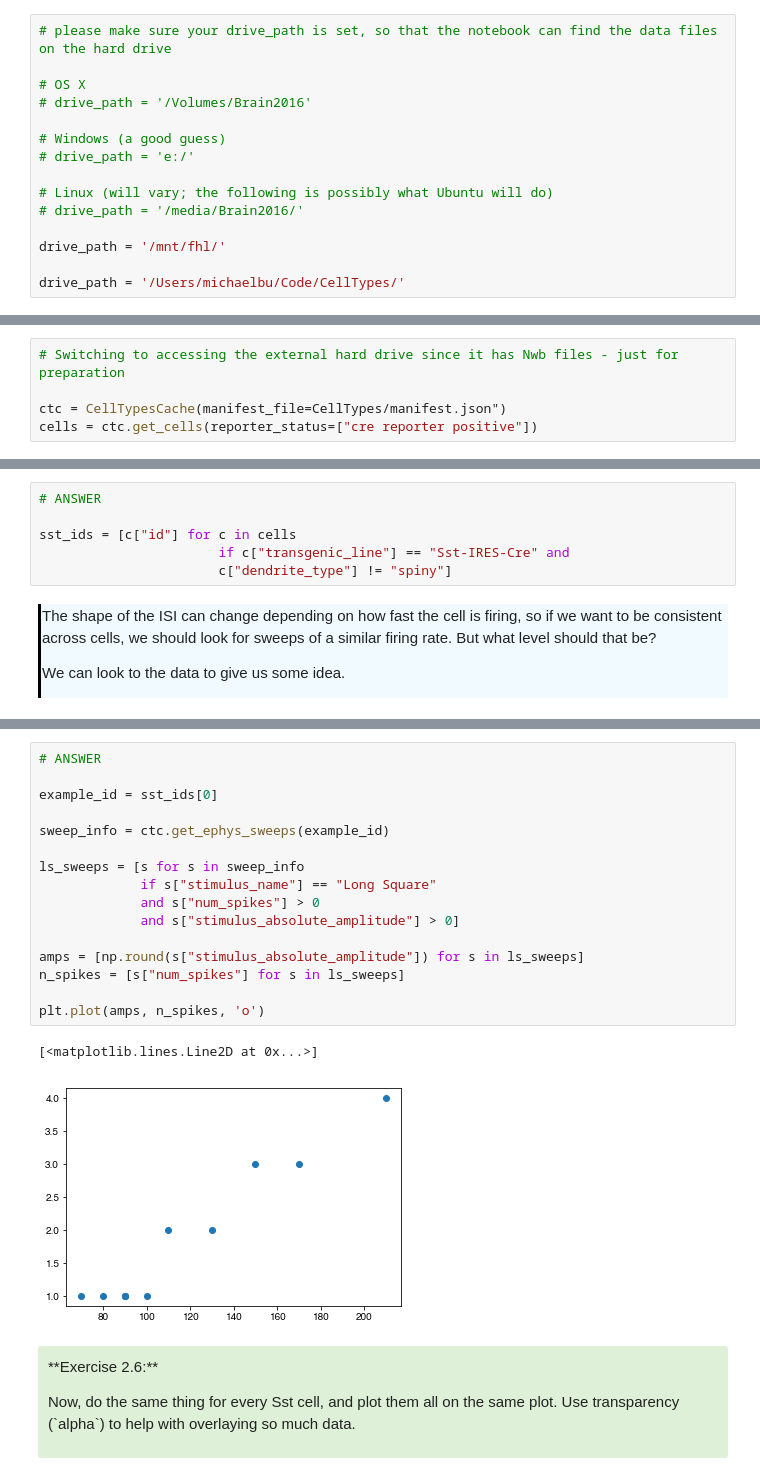
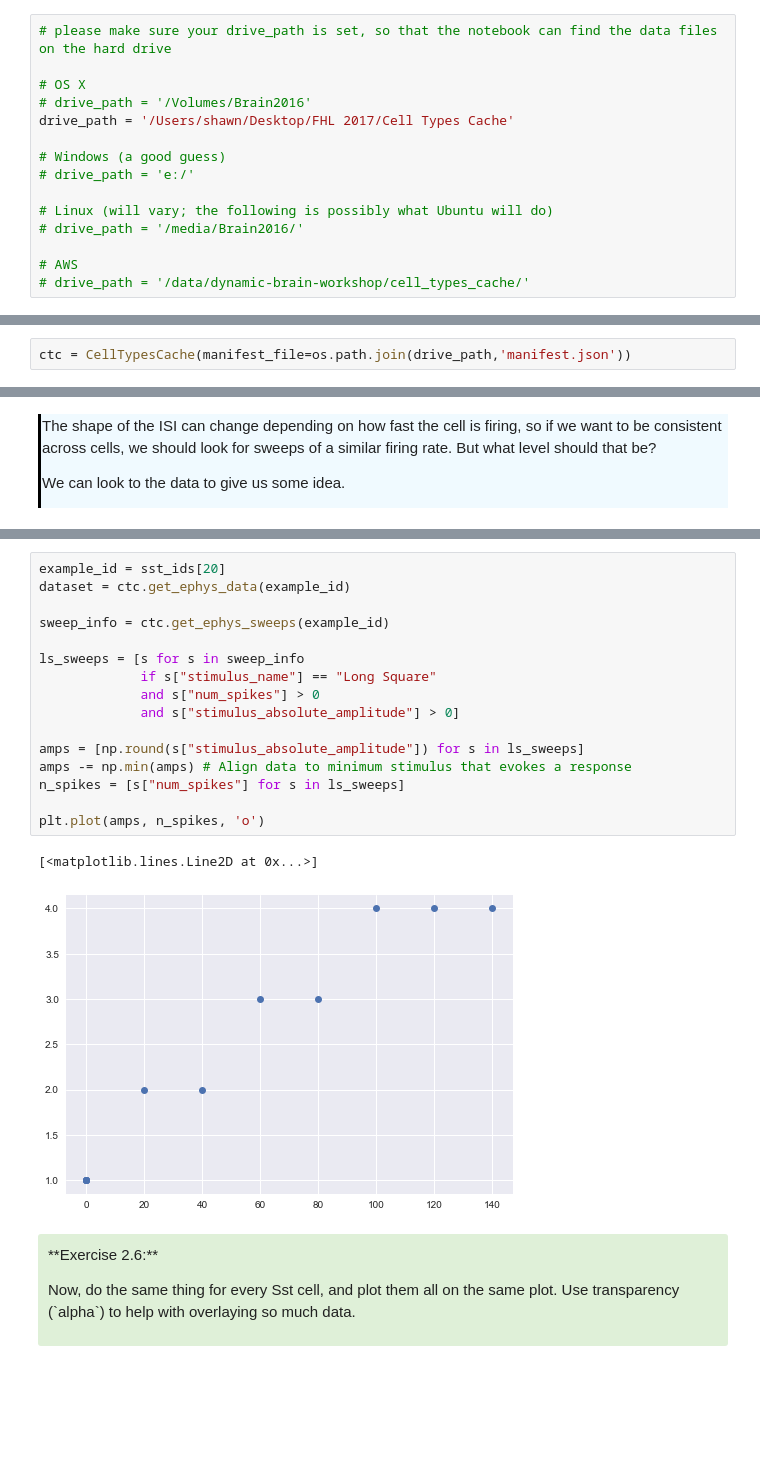
Before and after one commit to AllenInstitute/SWDB_2018, a Jupyter notebook: DynamicBrain/CellTypes.ipynb, the cells around one changed output, grey strips where cells are left out. Cells and saved outputs as stored; diff of their text form; blank space fills up the shorter version.

Commit message:
New Cell Types notebook
Revised notebook, solutions, and html version of solutions added

```diff
--- a/DynamicBrain/CellTypes.ipynb
+++ b/DynamicBrain/CellTypes.ipynb
@@ -15,6 +15,7 @@
 
 # OS X
 # drive_path = '/Volumes/Brain2016'
+drive_path = '/Users/shawn/Desktop/FHL 2017/Cell Types Cache'
 
 # Windows (a good guess)
 # drive_path = 'e:/'
@@ -22,9 +23,8 @@
 # Linux (will vary; the following is possibly what Ubuntu will do)
 # drive_path = '/media/Brain2016/'
 
-drive_path = '/mnt/fhl/'
-
-drive_path = '/Users/michaelbu/Code/CellTypes/'
+# AWS
+# drive_path = '/data/dynamic-brain-workshop/cell_types_cache/'
 # %% [markdown]
 <div style="border-left: 3px solid #000; padding: 1px; padding-left: 10px; background: #F0FAFF; ">
 <h2>Cell Types Database</h2>
@@ -75,0 +66,2 @@ ctc = CellTypesCache(manifest_file=os.path.join(drive_path, 'cell_types', 'manif
+# %%
+ctc = CellTypesCache(manifest_file=os.path.join(drive_path,'manifest.json'))
@@ -393,8 +460,3 @@ for specimen_id in example_sst_ids:
 We may not have a feature that illustrates this difference in the "sharpness" of the interspike interval shape. If we want to calculate other electrophysiology features, we'll need to look at where the data are stored - the NWB (Neurodata Without Borders) files. Each recorded cell has its own NWB file.
 </p>
 </div>
-# %%
-# Switching to accessing the external hard drive since it has Nwb files - just for preparation
-
-ctc = CellTypesCache(manifest_file=CellTypes/manifest.json")
-cells = ctc.get_cells(reporter_status=["cre reporter positive"])
@@ -622,11 +684,5 @@ for sweep in ls_sweeps:
 
 </div>
-# %%
-# ANSWER
-
-sst_ids = [c["id"] for c in cells
-                       if c["transgenic_line"] == "Sst-IRES-Cre" and
-                       c["dendrite_type"] != "spiny"]
 # %% [markdown]
 <div style="border-left: 3px solid #000; padding: 1px; padding-left: 10px; background: #F0FAFF; ">
 
@@ -649,24 +705,24 @@ sst_ids = [c["id"] for c in cells
 </ul>
 </div>
 # %%
-# ANSWER
-
-example_id = sst_ids[0]
+example_id = sst_ids[20]
+dataset = ctc.get_ephys_data(example_id)
 
 sweep_info = ctc.get_ephys_sweeps(example_id)
 
 ls_sweeps = [s for s in sweep_info
              if s["stimulus_name"] == "Long Square"
              and s["num_spikes"] > 0
              and s["stimulus_absolute_amplitude"] > 0]
 
 amps = [np.round(s["stimulus_absolute_amplitude"]) for s in ls_sweeps]
+amps -= np.min(amps) # Align data to minimum stimulus that evokes a response
 n_spikes = [s["num_spikes"] for s in ls_sweeps]
 
 plt.plot(amps, n_spikes, 'o')
 # %% [output]
 [<matplotlib.lines.Line2D at 0x...>]
-[figure, old version]
+[figure, new version]
 # %% [markdown]
 <div style="background: #DFF0D8; border-radius: 3px; padding: 10px;">
 <p>**Exercise 2.6:**</p>
```
Also changed, not shown: parts of 96 cells of this notebook, 4 other files.
